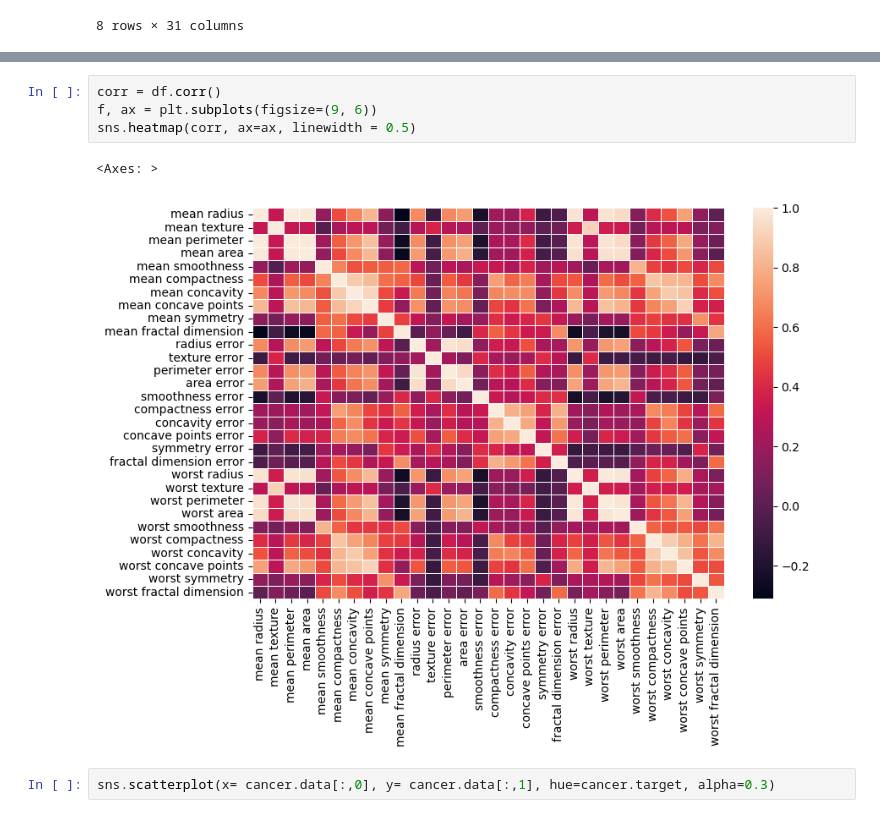
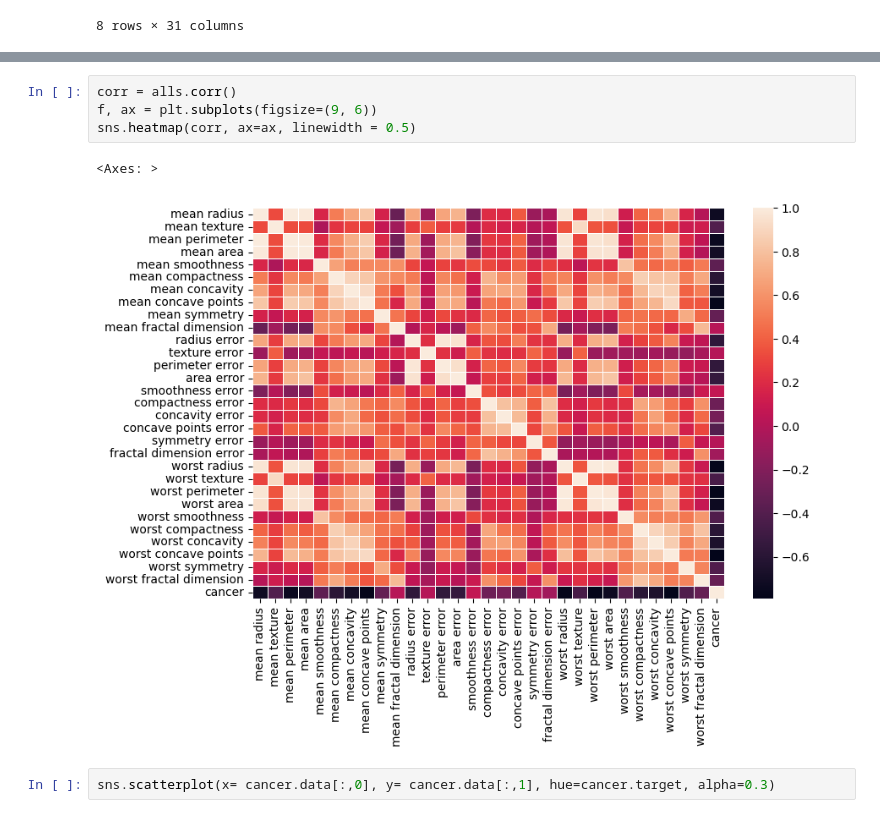
Before and after one commit to ehyecha/medical-data-analysis, a Jupyter notebook: 유방암_데이터분석.ipynb, the cells around one changed output, grey strips where cells are left out. Drawn from its saved outputs; the diff is of its cells as text.

```diff
--- a/유방암_데이터분석.ipynb
+++ b/유방암_데이터분석.ipynb
@@ -160,10 +167,10 @@ memory usage: 137.9 KB
 # %%
-corr = df.corr()
+corr = alls.corr()
 f, ax = plt.subplots(figsize=(9, 6))
 sns.heatmap(corr, ax=ax, linewidth = 0.5)
 # %% [output]
 <Axes: >
-[figure, old version]
+[figure, new version]
 # %%
 sns.scatterplot(x= cancer.data[:,0], y= cancer.data[:,1], hue=cancer.target, alpha=0.3)
 # %% [output]
```
Also changed, not shown: parts of 1 cell of this notebook.
